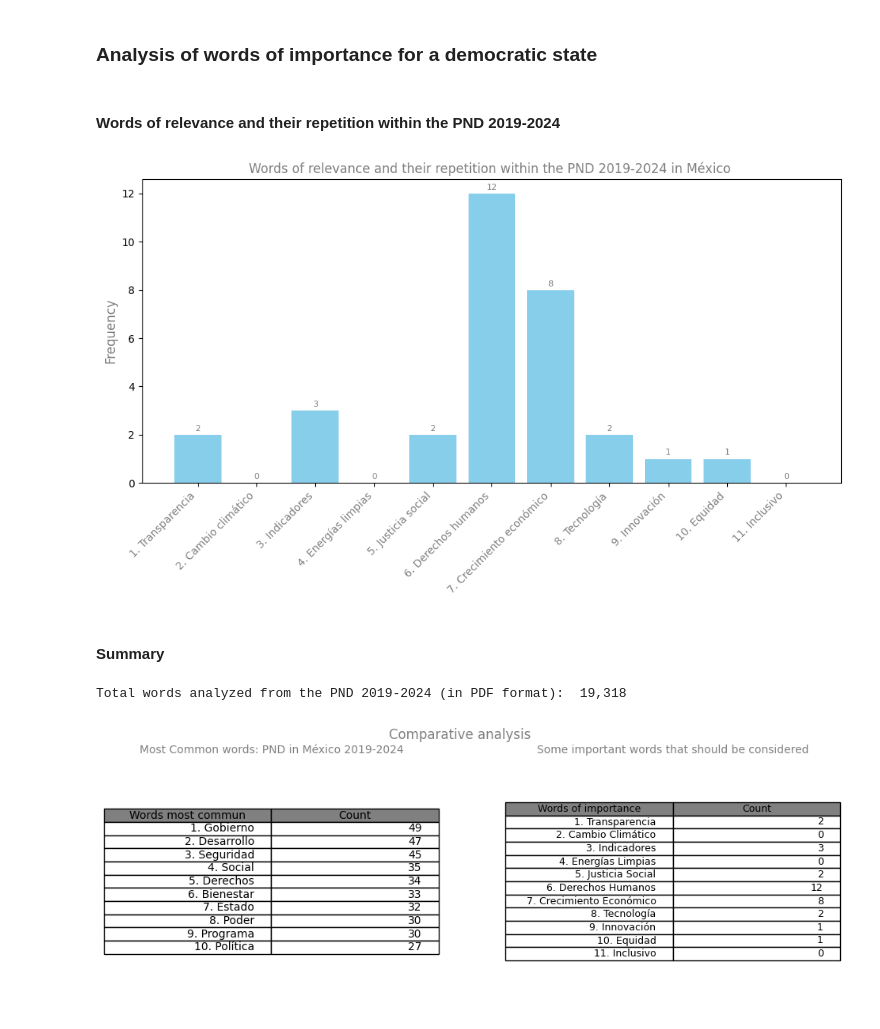
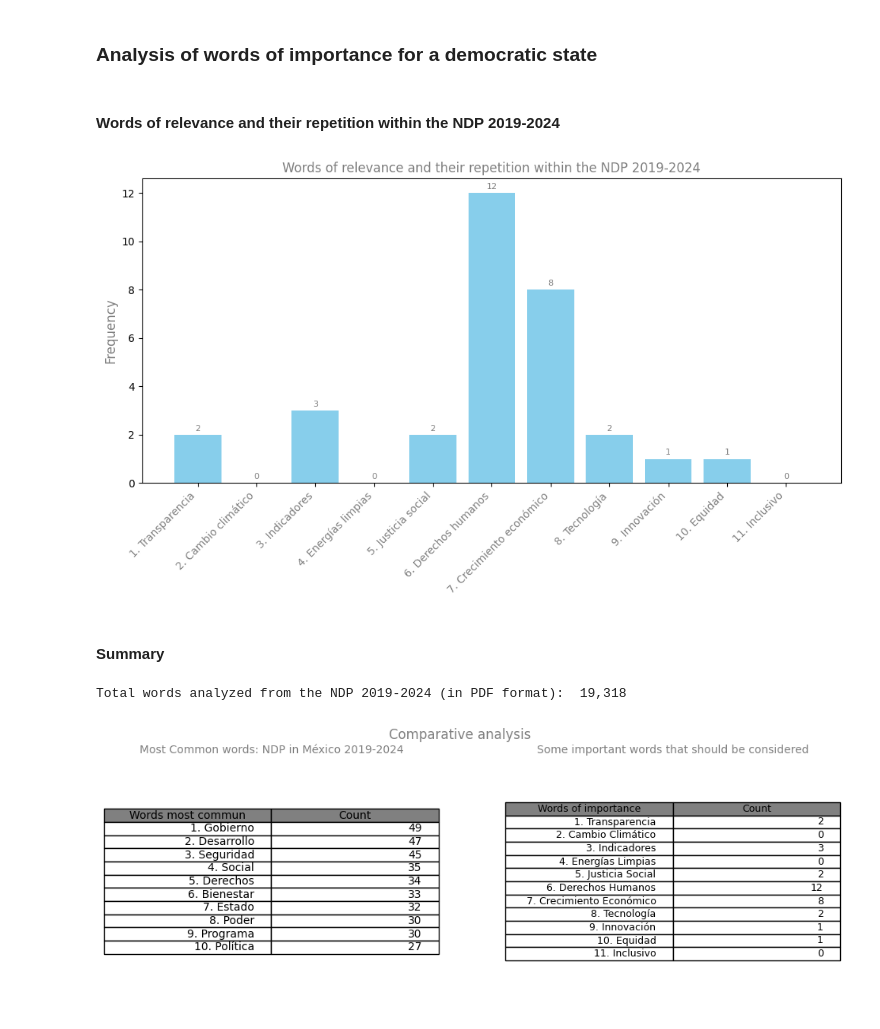
Before and after one commit to hiramdsmx/AnalyticPND2019, a Jupyter notebook: ReadPND2030.ipynb, the cells around one changed output. Drawn from its saved outputs; the diff is of its cells as text; code cells hidden in the pictures.

```diff
--- a/ReadPND2030.ipynb
+++ b/ReadPND2030.ipynb
@@ -110,5 +110,5 @@ combination = ['transparencia','cambio climático','indicadores','energías limp
                             'derechos humanos','crecimiento económico','tecnología','innovación','equidad','inclusivo']
 resultado = compound_word(filtered_words, combination)
 # %% [markdown]
-#### Words of relevance and their repetition within the PND 2019-2024
+#### Words of relevance and their repetition within the NDP 2019-2024
 # %%
@@ -116,40 +116,40 @@ resultado = compound_word(filtered_words, combination)
 keys = list(resultado.keys())
 values = list(resultado.values())
 
 # Create a new list with consecutive numbers at the beginning and the first letter capitalized
 keys2 = [f"{idx}. {item.capitalize()}" for idx, item in enumerate(keys, 1)]
 
 
 # generate the graph
 plt.figure(figsize=(10, 6))
 bars = plt.bar(keys2, values, color='skyblue')
 
-plt.title('Words of relevance and their repetition within the PND 2019-2024 in México ', fontsize=12,color='gray')
+plt.title('Words of relevance and their repetition within the NDP 2019-2024', fontsize=12,color='gray')
 plt.xlabel('', fontsize=14)
 plt.ylabel('Frequency', fontsize=12, color='gray')
 
 # Rotate x-axis labels so they don't overlap
 plt.xticks(rotation=45, ha='right', fontsize=10, color='gray')
 
 # includes rep labels on each bar
 for bar in bars:
     yval = bar.get_height()
     plt.text(bar.get_x() + bar.get_width() / 2, yval + 0.1, str(yval),
              ha='center', va='bottom', fontsize=8, color ='gray')
 
 # Adjust the spacing so that the labels do not get cut off
 plt.tight_layout()
 plt.show()
 # %% [output]
-[figure, old version]
+[figure, new version]
 # %% [markdown]
 #### Summary
 # %%
 formatted_number = f"{len(words):,}"
 
-print('Total words analyzed from the PND 2019-2024 (in PDF format): ',formatted_number)
+print('Total words analyzed from the NDP 2019-2024 (in PDF format): ',formatted_number)
 # %% [output]
-Total words analyzed from the PND 2019-2024 (in PDF format):  19,318
+Total words analyzed from the NDP 2019-2024 (in PDF format):  19,318
 # %%
 def convert_dicc_to_df(dicc_gral, colum_desc, colum_count):
     """
```
Also changed, not shown: parts of 4 cells of this notebook, 1 other file.
